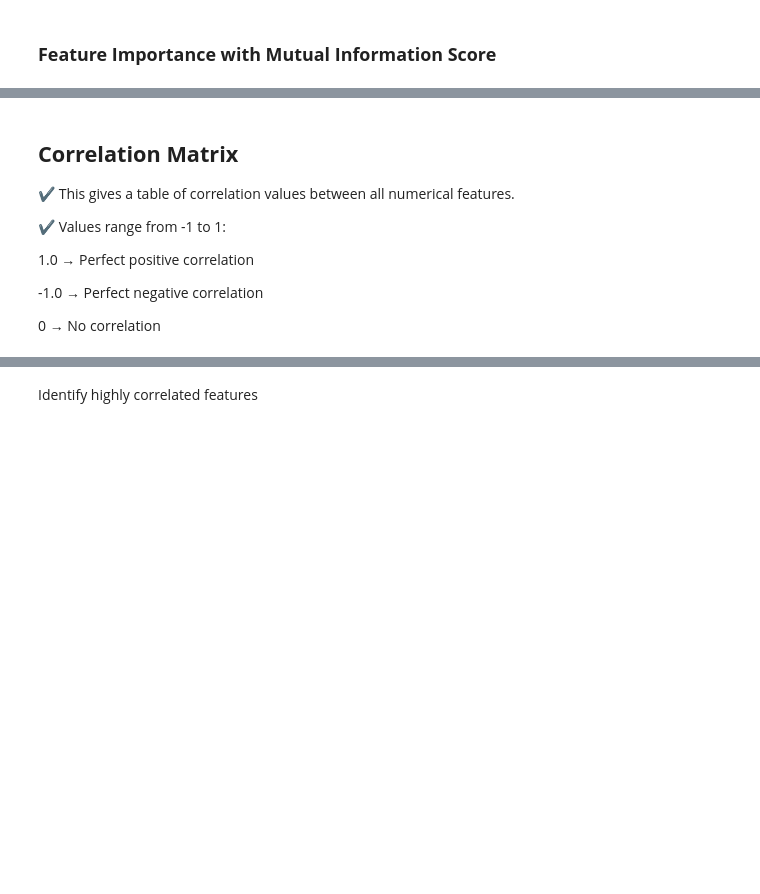
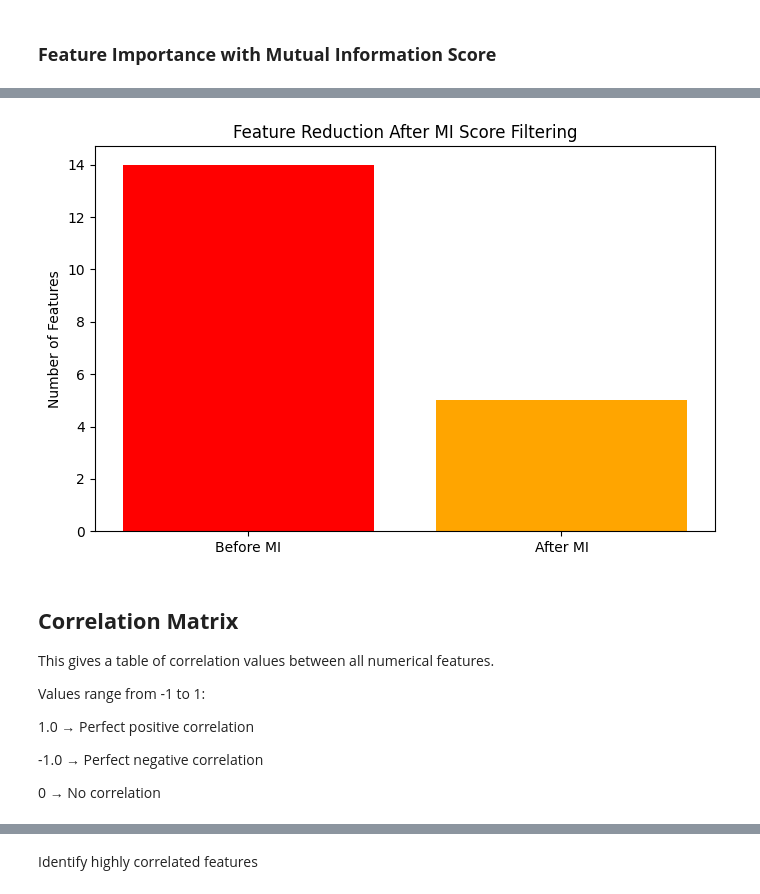
Before and after one commit to NathanaelMutua/British-Airways-Data-Science-Challenge, a Jupyter notebook: Task 2 British Airways Data Analysis.ipynb, the cells around one changed output, grey strips where cells are left out. Drawn from its saved outputs; the diff is of its cells as text; code cells hidden in the pictures; blank space fills up the shorter version.

```diff
--- a/Task 2 British Airways Data Analysis.ipynb
+++ b/Task 2 British Airways Data Analysis.ipynb
@@ -172,9 +181,24 @@ plt.show()
+# %%
+import matplotlib.pyplot as plt
+
+# Count features before and after MI filtering
+num_original_features = len(bookings.columns)
+num_mi_selected_features = len(selected_features_mi)
+
+# Plot comparison
+plt.figure(figsize=(8, 5))
+plt.bar(["Before MI", "After MI"], [num_original_features, num_mi_selected_features], color=["red", "orange"])
+plt.ylabel("Number of Features")
+plt.title("Feature Reduction After MI Score Filtering")
+plt.show()
+# %% [output]
+[figure, added]
 # %% [markdown]
 ## **Correlation Matrix**
 
-✔ This gives a table of correlation values between all numerical features.
+This gives a table of correlation values between all numerical features.
 
-✔ Values range from -1 to 1:
+Values range from -1 to 1:
 
 1.0 → Perfect positive correlation
 
```
Also changed, not shown: parts of 23 cells of this notebook.
